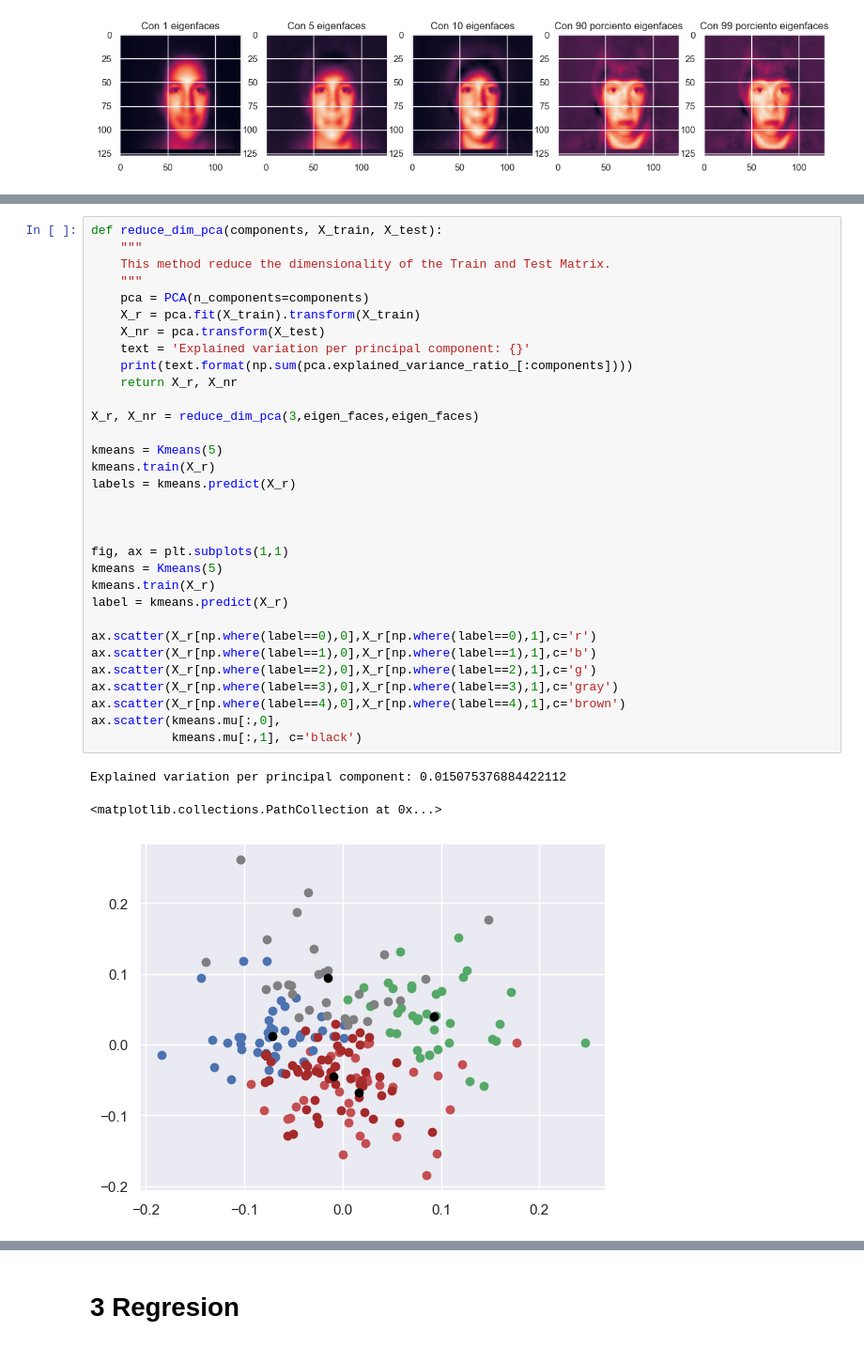
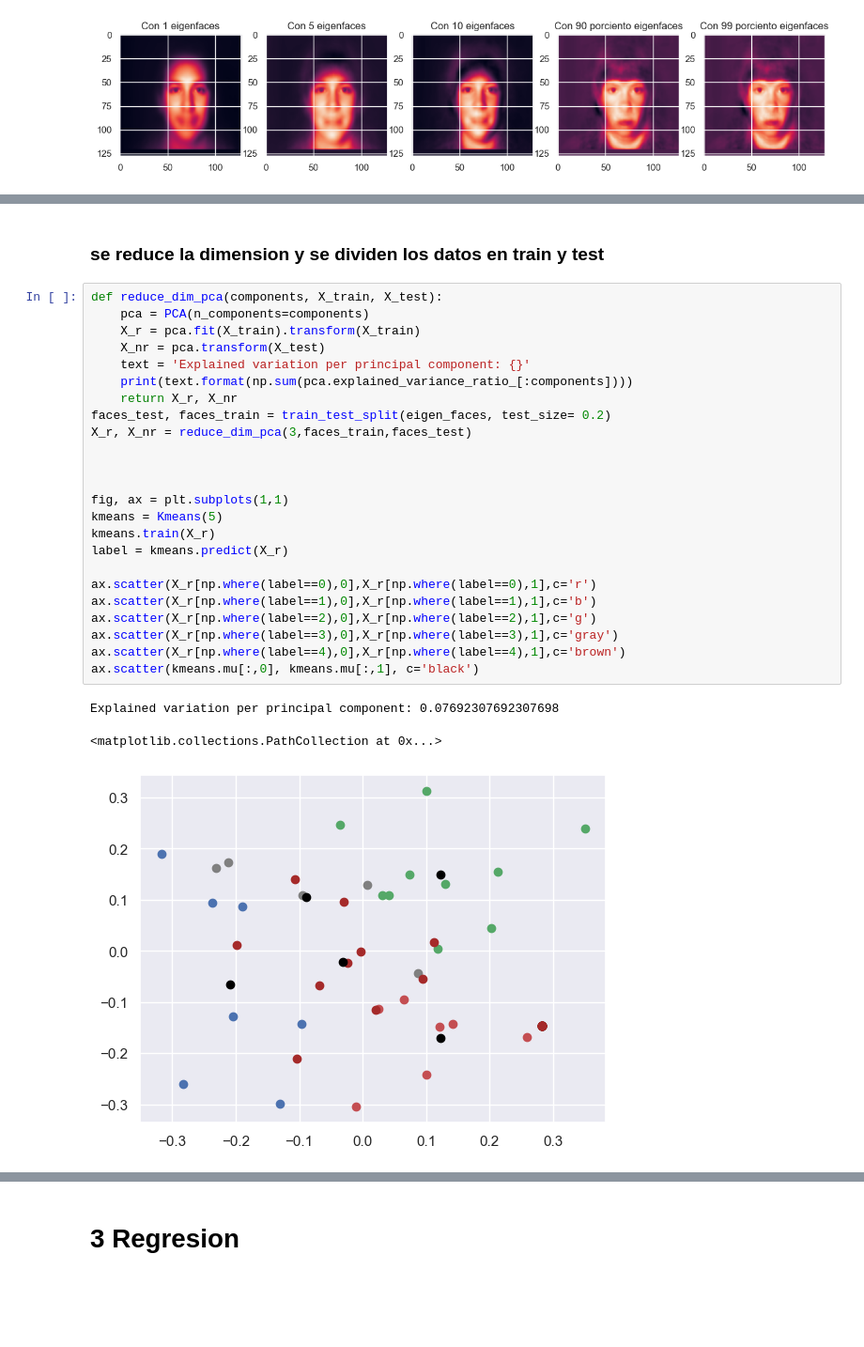
Before and after one commit to JuanMorales4619/Estadistica-3, a Jupyter notebook: Tarea 2/src/notebook/NoteBook.ipynb, the cells around one changed output, grey strips where cells are left out. Shown at 94% size. Cells and saved outputs as stored; diff of their text form; blank space fills up the shorter version.

```diff
--- a/Tarea 2/src/notebook/NoteBook.ipynb
+++ b/Tarea 2/src/notebook/NoteBook.ipynb
@@ -287,39 +294,33 @@ class Kmeans:
     def predict(self,X):
         n_l = self.calculate_labels(X)
         return n_l
+# %% [markdown]
+### se reduce la dimension y se dividen los datos en train y test
 # %%
 def reduce_dim_pca(components, X_train, X_test):
-    """
-    This method reduce the dimensionality of the Train and Test Matrix.
-    """
     pca = PCA(n_components=components)
     X_r = pca.fit(X_train).transform(X_train)
     X_nr = pca.transform(X_test)
     text = 'Explained variation per principal component: {}'
     print(text.format(np.sum(pca.explained_variance_ratio_[:components])))
     return X_r, X_nr
-
-X_r, X_nr = reduce_dim_pca(3,eigen_faces,eigen_faces)
-
-kmeans = Kmeans(5)
-kmeans.train(X_r)
-labels = kmeans.predict(X_r)
+faces_test, faces_train = train_test_split(eigen_faces, test_size= 0.2)
+X_r, X_nr = reduce_dim_pca(3,faces_train,faces_test)
 
 
 
 fig, ax = plt.subplots(1,1)
 kmeans = Kmeans(5)
 kmeans.train(X_r)
 label = kmeans.predict(X_r)
 
 ax.scatter(X_r[np.where(label==0),0],X_r[np.where(label==0),1],c='r')
 ax.scatter(X_r[np.where(label==1),0],X_r[np.where(label==1),1],c='b')
 ax.scatter(X_r[np.where(label==2),0],X_r[np.where(label==2),1],c='g')
 ax.scatter(X_r[np.where(label==3),0],X_r[np.where(label==3),1],c='gray')
 ax.scatter(X_r[np.where(label==4),0],X_r[np.where(label==4),1],c='brown')
-ax.scatter(kmeans.mu[:,0],
-           kmeans.mu[:,1], c='black')
+ax.scatter(kmeans.mu[:,0], kmeans.mu[:,1], c='black')
 # %% [output]
-Explained variation per principal component: 0.015075376884422112
+Explained variation per principal component: 0.07692307692307698
 <matplotlib.collections.PathCollection at 0x...>
-[figure, old version]
+[figure, new version]
```
Also changed, not shown: parts of 18 cells of this notebook.
